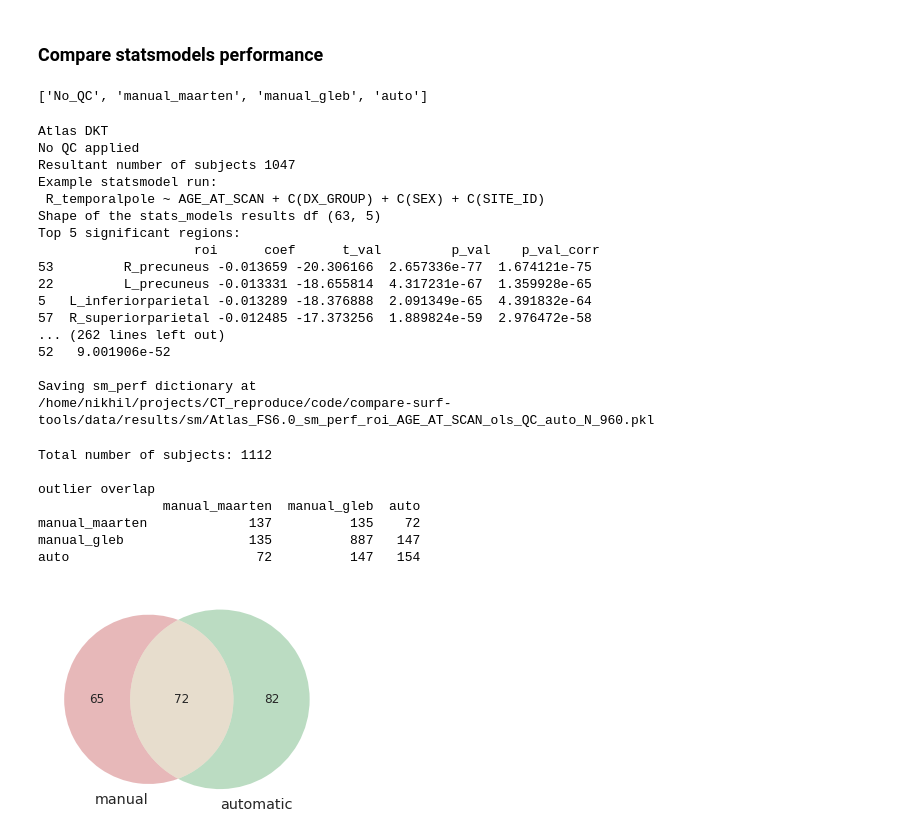
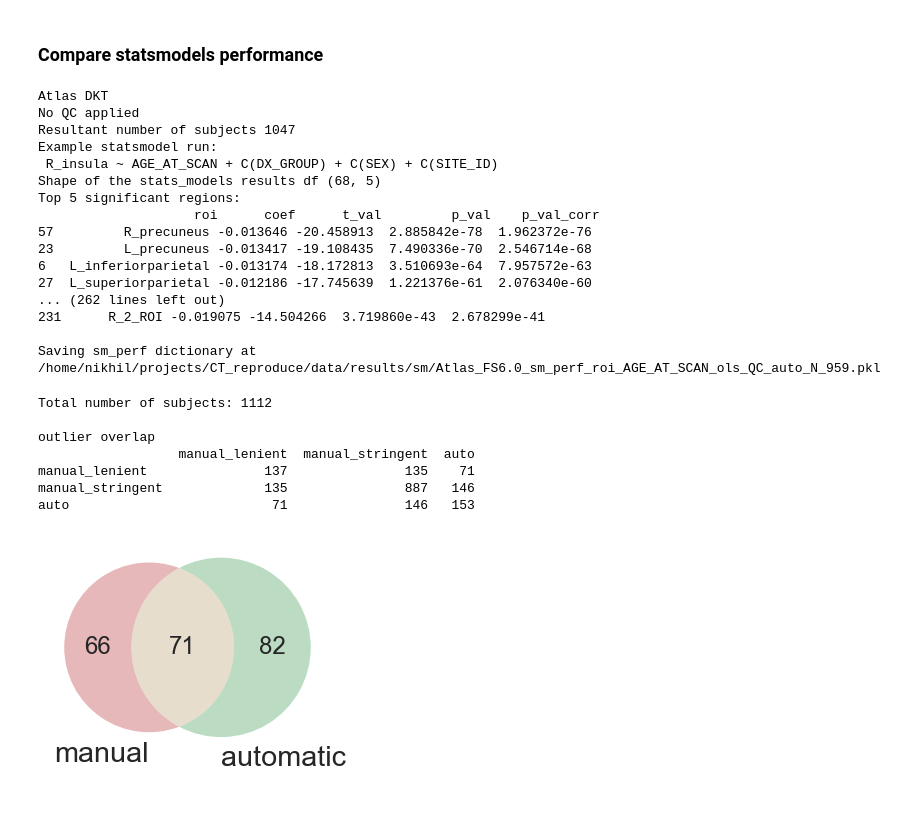
Before and after one commit to neurodatascience/compare-surf-tools, a Jupyter notebook: notebooks/run_atlas_comparisons.ipynb, the cells around one changed output. Drawn from its saved outputs; the diff is of its cells as text; code cells hidden in the pictures; blank space fills up the shorter version.

```diff
--- a/notebooks/run_atlas_comparisons.ipynb
+++ b/notebooks/run_atlas_comparisons.ipynb
@@ -138,14 +142,14 @@ for qc in qc_list:
 
     else:
         if qc == 'manual_lenient':
-            qc_df = pd.read_csv(qc_dir + 'master_QC_table.csv',dtype={'SubjID': int})
+            qc_df = pd.read_csv(manual_outlier_file,dtype={'SubjID': int})
             qc_criterion = ('QC_maarten',[0]) # keep subs
         elif qc == 'manual_stringent':
-            qc_df = pd.read_csv(qc_dir + 'master_QC_table.csv',dtype={'SubjID': int})
+            qc_df = pd.read_csv(manual_outlier_file,dtype={'SubjID': int})
             qc_criterion = ('QC_gleb',['1','-+1']) # keep subs
         elif qc == 'auto':
             outlier_file = outlier_file_dict[atlas]
-            qc_df = pd.read_csv(outlier_dir + outlier_file,dtype={'SubjID': int})
+            qc_df = pd.read_csv(outlier_file,dtype={'SubjID': int})
             qc_criterion = ('outlier_all_data',[0])
         else:
             print('Unknow QC type')
@@ -214,14 +218,14 @@ for p, pair in enumerate(possible_pairs):
 
             else:
                 if qc == 'manual_lenient':
-                    qc_df = pd.read_csv(qc_dir + 'master_QC_table.csv',dtype={'SubjID': int})
+                    qc_df = pd.read_csv(manual_outlier_file,dtype={'SubjID': int})
                     qc_criterion = ('QC_maarten',[0]) # keep subs
                 elif qc == 'manual_stringent':
-                    qc_df = pd.read_csv(qc_dir + 'master_QC_table.csv',dtype={'SubjID': int})
+                    qc_df = pd.read_csv(manual_outlier_file,dtype={'SubjID': int})
                     qc_criterion = ('QC_gleb',['1','-+1']) # keep subs
                 elif qc == 'auto':
                     outlier_file = outlier_file_dict[atlas]
-                    qc_df = pd.read_csv(outlier_dir + outlier_file,dtype={'SubjID': int})
+                    qc_df = pd.read_csv(outlier_file,dtype={'SubjID': int})
                     qc_criterion = ('outlier_all_data',[0])
                 else:
                     print('Unknow QC type')
@@ -290,21 +294,21 @@ for atlas in data_dict.keys():
     master_df_raw = pd.merge(useful_demograph,data_dict[atlas],on= subject_ID_col)
 
     # For each atlas create a dictionary df
-    for qc in qc_list:
+    for qc in qc_list[0:1]:
         print('\nQC type: {}'.format(qc))
         if qc == 'No_QC':
             filtered_df = master_df_raw
 
         else:
             if qc == 'manual_lenient':
-                qc_df = pd.read_csv(qc_dir + 'master_QC_table.csv',dtype={'SubjID': int})
+                qc_df = pd.read_csv(manual_outlier_file,dtype={'SubjID': int})
                 qc_criterion = ('QC_maarten',[0]) # keep subs
             elif qc == 'manual_stringent':
-                qc_df = pd.read_csv(qc_dir + 'master_QC_table.csv',dtype={'SubjID': int})
+                qc_df = pd.read_csv(manual_outlier_file,dtype={'SubjID': int})
                 qc_criterion = ('QC_gleb',['1','-+1']) # keep subs
             elif qc == 'auto':
                 outlier_file = outlier_file_dict[atlas]
-                qc_df = pd.read_csv(outlier_dir + outlier_file,dtype={'SubjID': int})
+                qc_df = pd.read_csv(outlier_file,dtype={'SubjID': int})
                 qc_criterion = ('outlier_all_data',[0])
             else:
                 print('Unknow QC type')
@@ -484,11 +488,9 @@ with sns.axes_style("whitegrid"):
 # %% [markdown]
 
 ### Compare statsmodels performance
-# %%
-qc_list
-# %% [output]
-['No_QC', 'manual_maarten', 'manual_gleb', 'auto']
 # %%
+save_sm_perf = True
+
 sm_results_dir = results_dir + 'sm/'
 model_type = 'ols'
 if model_type == 'ols':
@@ -504,7 +506,6 @@ elif model_type == 'logit':
 else:
     print('unknown stat model')
 
-save_sm_perf = True
 n_workflow = 1 #Analyzing each atlas separately
 
 outlier_df = pd.DataFrame(index=useful_demograph[subject_ID_col].unique())
@@ -526,14 +527,14 @@ for qc in qc_list:
             print('Resultant number of subjects {}'.format(len(filtered_subs)))
         else:
             if qc == 'manual_lenient':
-                qc_df = pd.read_csv(qc_dir + 'master_QC_table.csv',dtype={'SubjID': int})
+                qc_df = pd.read_csv(manual_outlier_file,dtype={'SubjID': int})
                 qc_criterion = ('QC_maarten',[0]) # keep subs
             elif qc == 'manual_stringent':
-                qc_df = pd.read_csv(qc_dir + 'master_QC_table.csv',dtype={'SubjID': int})
+                qc_df = pd.read_csv(manual_outlier_file,dtype={'SubjID': int})
                 qc_criterion = ('QC_gleb',['1','-+1']) # keep subs
             elif qc == 'auto':
                 outlier_file = outlier_file_dict[atlas]
-                qc_df = pd.read_csv(outlier_dir + outlier_file,dtype={'SubjID': int})
+                qc_df = pd.read_csv(outlier_file,dtype={'SubjID': int})
                 qc_criterion = ('outlier_all_data',[0])
             else:
                 print('Unknow QC type')
@@ -566,41 +567,41 @@ Atlas DKT
 No QC applied
 Resultant number of subjects 1047
 Example statsmodel run:
- R_temporalpole ~ AGE_AT_SCAN + C(DX_GROUP) + C(SEX) + C(SITE_ID)
-Shape of the stats_models results df (63, 5)
+ R_insula ~ AGE_AT_SCAN + C(DX_GROUP) + C(SEX) + C(SITE_ID)
+Shape of the stats_models results df (68, 5)
 Top 5 significant regions:
                     roi      coef      t_val         p_val    p_val_corr
-53         R_precuneus -0.013659 -20.306166  2.657336e-77  1.674121e-75
-22         L_precuneus -0.013331 -18.655814  4.317231e-67  1.359928e-65
-5   L_inferiorparietal -0.013289 -18.376888  2.091349e-65  4.391832e-64
-57  R_superiorparietal -0.012485 -17.373256  1.889824e-59  2.976472e-58
+57         R_precuneus -0.013646 -20.458913  2.885842e-78  1.962372e-76
+23         L_precuneus -0.013417 -19.108435  7.490336e-70  2.546714e-68
+6   L_inferiorparietal -0.013174 -18.172813  3.510693e-64  7.957572e-63
+27  L_superiorparietal -0.012186 -17.745639  1.221376e-61  2.076340e-60
 ... (262 lines left out)
-52   9.001906e-52
+231      R_2_ROI -0.019075 -14.504266  3.719860e-43  2.678299e-41
 
 Saving sm_perf dictionary at
-/home/nikhil/projects/CT_reproduce/code/compare-surf-tools/data/results/sm/Atlas_FS6.0_sm_perf_roi_AGE_AT_SCAN_ols_QC_auto_N_960.pkl
+/home/nikhil/projects/CT_reproduce/data/results/sm/Atlas_FS6.0_sm_perf_roi_AGE_AT_SCAN_ols_QC_auto_N_959.pkl
 # %%
 # Outlier comparisons
 outlier_overlap = outlier_df.T.dot(outlier_df)
 print('Total number of subjects: {}\n'.format(len(outlier_df)))
 print('outlier overlap')
 print(outlier_overlap)
 
 # Venn diagrams
-s1 = set(outlier_df[outlier_df['manual_maarten']==1].index)
-s2 = set(outlier_df[outlier_df['manual_gleb']==1].index)
+s1 = set(outlier_df[outlier_df['manual_lenient']==1].index)
+s2 = set(outlier_df[outlier_df['manual_stringent']==1].index)
 s3 = set(outlier_df[outlier_df['auto']==1].index)
 v = venn2([s1,s3],set_labels = ('manual', 'automatic'))
 #venn3([s1,s2,s3],set_labels = ('manual_maarten', 'manual_gleb', 'auto'))
 # %% [output]
 Total number of subjects: 1112
 
 outlier overlap
-                manual_maarten  manual_gleb  auto
-manual_maarten             137          135    72
-manual_gleb                135          887   147
-auto                        72          147   154
+                  manual_lenient  manual_stringent  auto
+manual_lenient               137               135    71
+manual_stringent             135               887   146
+auto                          71               146   153
-[figure, old version]
+[figure, new version]
 # %%
 # Plots
 aparc = 'Destrieux' #'Destrieux', 'aparc','Glasser'
```
Also changed, not shown: parts of 6 cells of this notebook, 4 other files.
